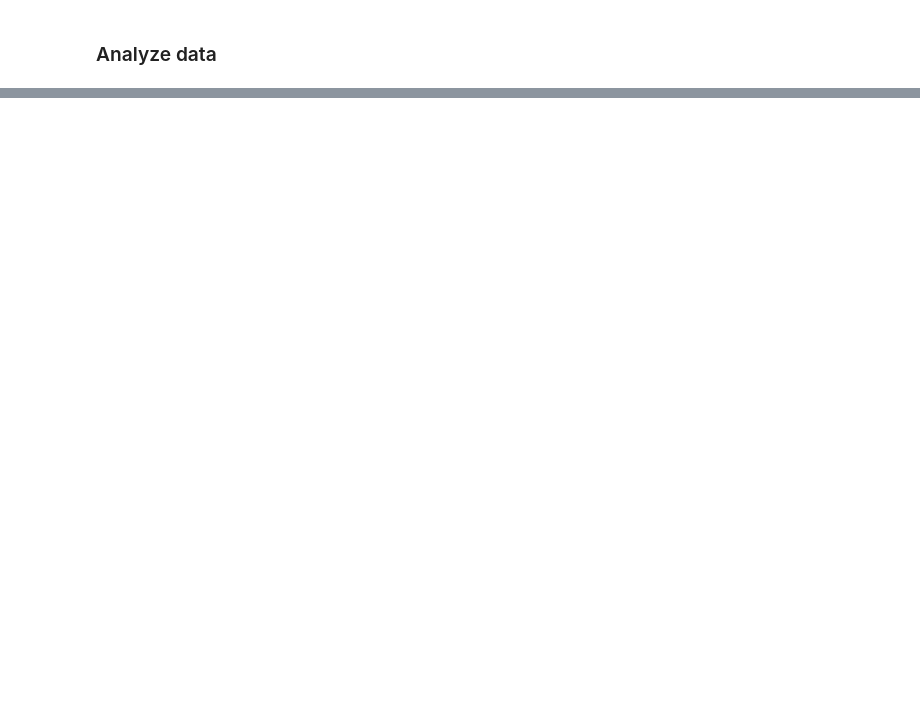
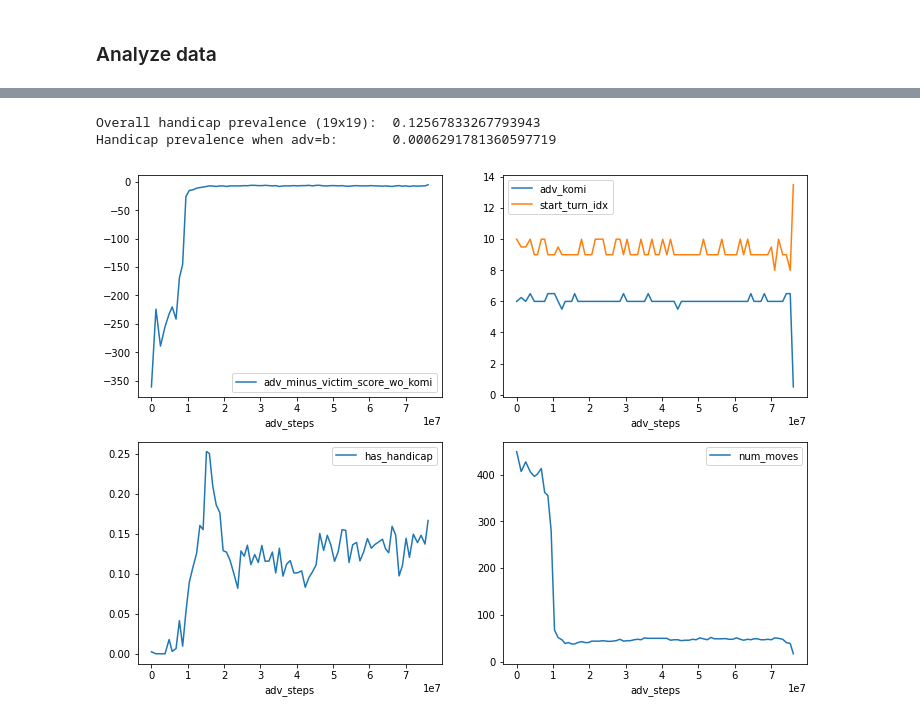
Before and after one commit to AlignmentResearch/go_attack, a Jupyter notebook: notebooks/sgf-explorer.ipynb, the cells around one changed output, grey strips where cells are left out. Saved outputs shown, nothing was run; the diff lists cells and outputs as text; code cells hidden in the pictures; blank space fills up the shorter version.

```diff
--- a/notebooks/sgf-explorer.ipynb
+++ b/notebooks/sgf-explorer.ipynb
@@ -139,3 +209,28 @@ df.board_size.hist();
+# %%
+plt.figure(figsize=(12, 9))
+plt.subplot(2, 2, 1)
+df19.groupby("adv_steps").median().adv_minus_victim_score_wo_komi.plot();
+plt.legend();
+
+plt.subplot(2, 2, 2)
+df19.groupby("adv_steps").median().adv_komi.plot();
+df19.groupby("adv_steps").median().start_turn_idx.plot();
+plt.legend();
+
+plt.subplot(2, 2, 3)
+df19.groupby("adv_steps").mean().has_handicap.plot();
+plt.legend();
+
+plt.subplot(2, 2, 4)
+df19.groupby("adv_steps").median().num_moves.plot();
+plt.legend();
+
+print("Overall handicap prevalence (19x19): ", (df19.handicap > 0).mean())
+print("Handicap prevalence when adv=b:      ", ((df19.handicap > 0) & (df19.adv_color == 'b')).mean())
+# %% [output]
+Overall handicap prevalence (19x19):  0.12567833267793943
+Handicap prevalence when adv=b:       0.0006291781360597719
+[figure, added]
 # %%
 plt.figure(figsize=(12, 4))
 
```
Also changed, not shown: parts of 13 cells of this notebook, 1 other file.
